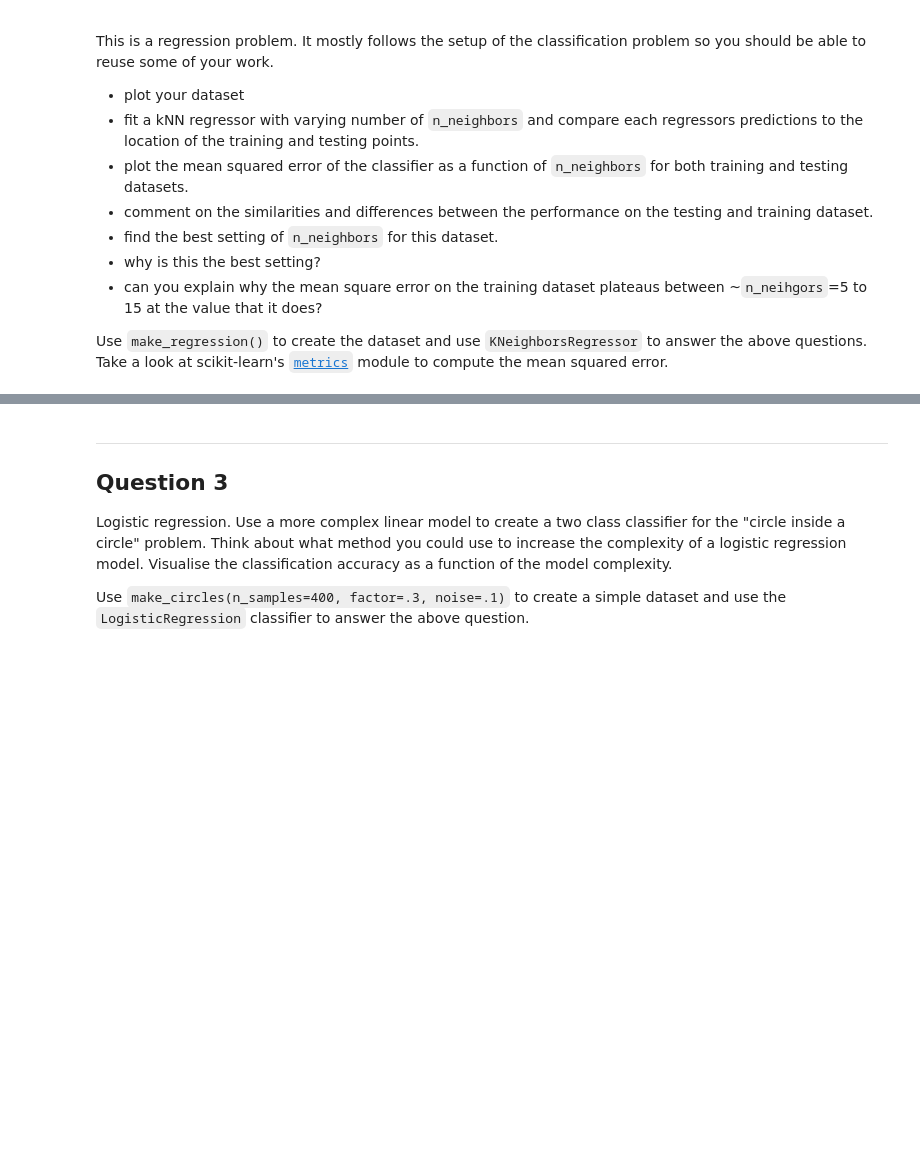
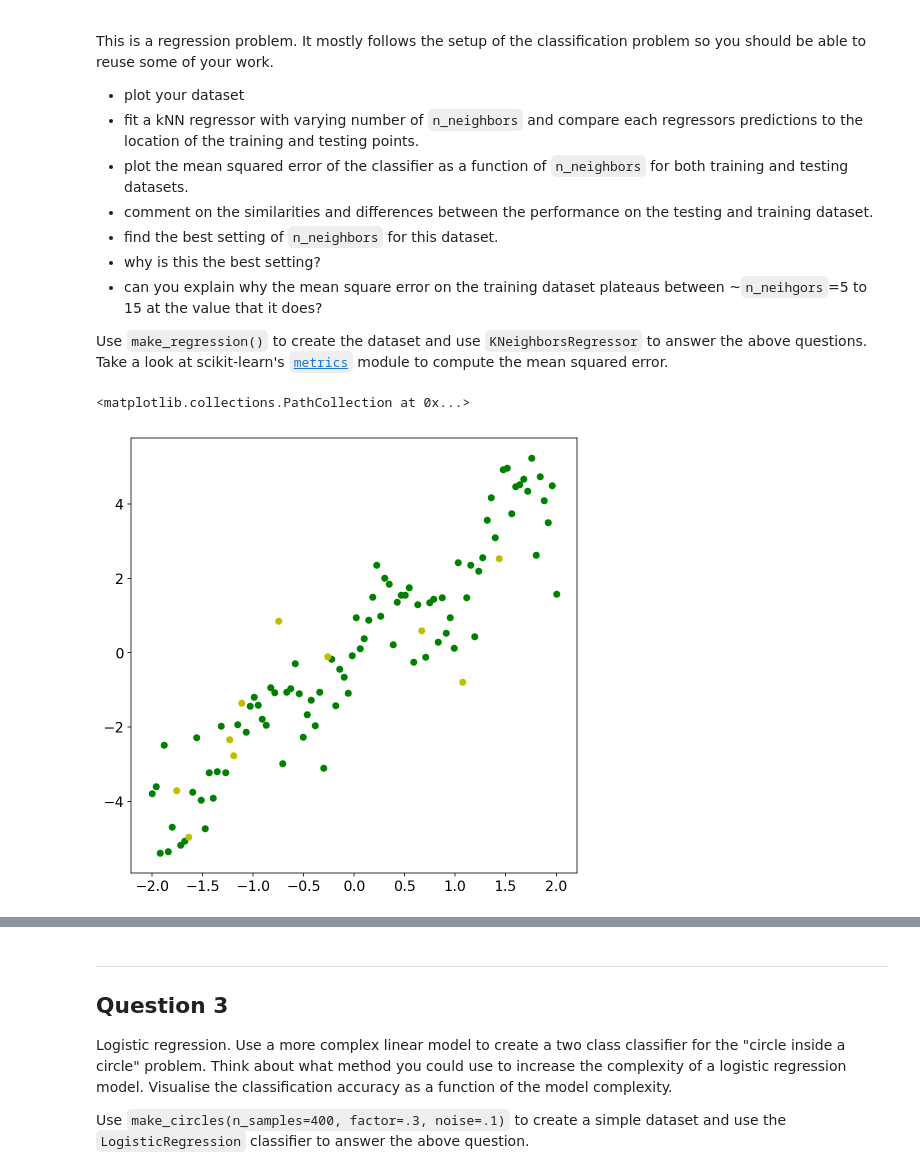
Before and after one commit to makarpov/advanced-computing-2018, a Jupyter notebook: material/lecture-01/exercise.ipynb, the cells around one changed output, grey strips where cells are left out. Saved outputs shown, nothing was run; the diff lists cells and outputs as text; code cells hidden in the pictures; blank space fills up the shorter version.

```diff
--- a/material/lecture-01/exercise.ipynb
+++ b/material/lecture-01/exercise.ipynb
@@ -116,0 +197,21 @@ def make_regression(n_samples=100, noise_level=0.8, random_state=2):
+# %%
+# Your solution
+
+# Imports
+from sklearn.neighbors import KNeighborsRegressor
+from sklearn.linear_model import LinearRegression
+from sklearn.metrics import mean_squared_error
+
+# Take the data
+X,y = make_regression()
+
+
+# Split training and testing:
+X_train,X_test, y_train,y_test = train_test_split(X, y, train_size = 0.9)
+
+# Plot the dataset
+plt.scatter(X_train,y_train, c = 'g')
+plt.scatter(X_test,y_test, c = 'y')
+# %% [output]
+<matplotlib.collections.PathCollection at 0x...>
+[figure, added]
```
Also changed, not shown: parts of 10 cells of this notebook.
